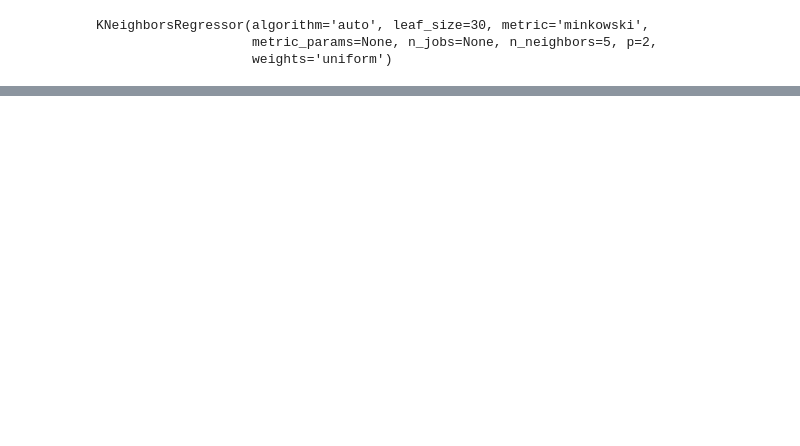
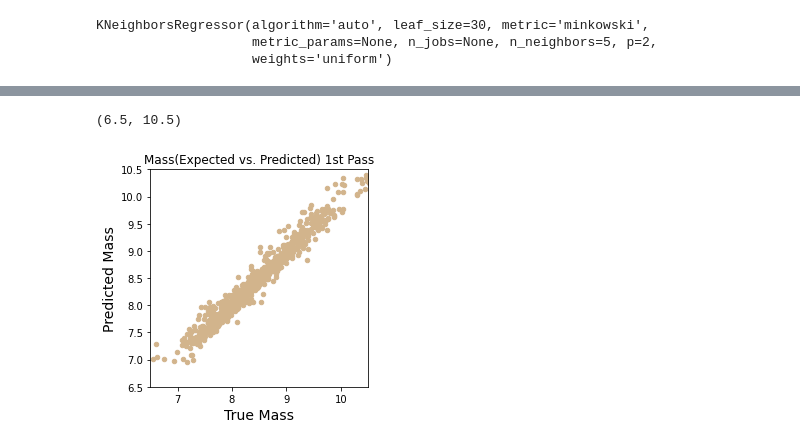
Before and after one commit to PProsper/3600ID_ML, a Jupyter notebook: FinalProject.ipynb, the cells around one changed output, grey strips where cells are left out. Saved outputs shown, nothing was run; the diff lists cells and outputs as text; code cells hidden in the pictures; blank space fills up the shorter version.

```diff
--- a/FinalProject.ipynb
+++ b/FinalProject.ipynb
@@ -148,0 +135,4 @@ predictions = []
+# %%
+X2 = df_mass.iloc[:,1:]
+Y2 = df_mass.iloc[:, :1]
+X2train, X2test, Y2train, Y2test = train_test_split(X2, Y2,test_size=0.2)
@@ -268,0 +206,2 @@ def scores(xs, ys):
+# %%
+ypred_mass = cross_val_predict(model, X2, Y2, cv = KFold(n_splits=5, shuffle=True))
@@ -268,0 +240,11 @@ def scores(xs, ys):
+# %%
+plt.scatter(Y2.values, ypred_mass, s = 20, c = 'tan')
+plt.title('Mass(True vs. Predicted) 1st Pass')
+plt.xlabel('True Mass' , fontsize=14)
+plt.ylabel('Predicted Mass',fontsize=14)
+plt.axis('square')
+plt.xlim(6.5,10.5)
+plt.ylim(6.5,10.5)
+# %% [output]
+(6.5, 10.5)
+[figure, added]
```
Also changed, not shown: parts of 144 cells of this notebook.
